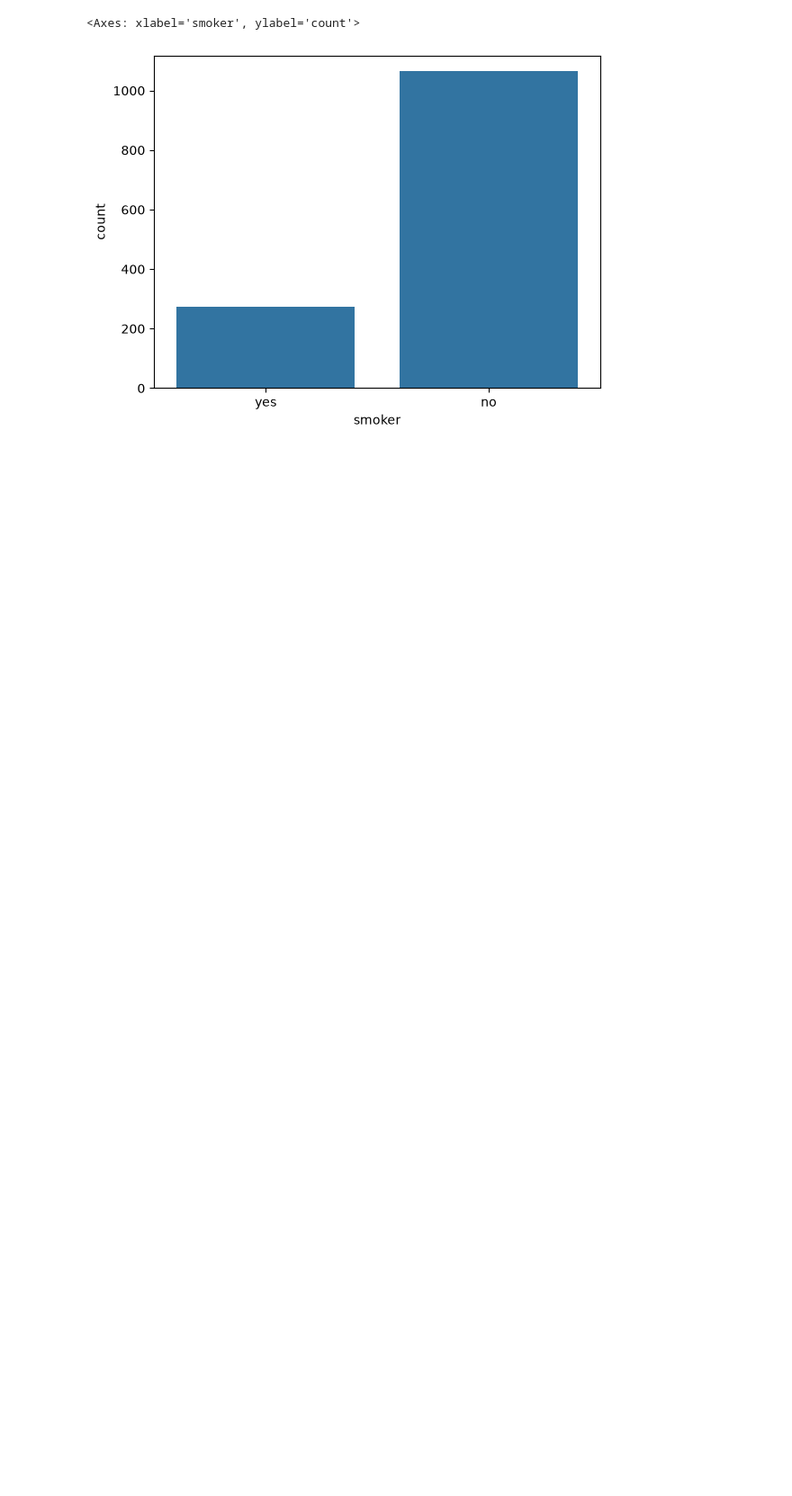
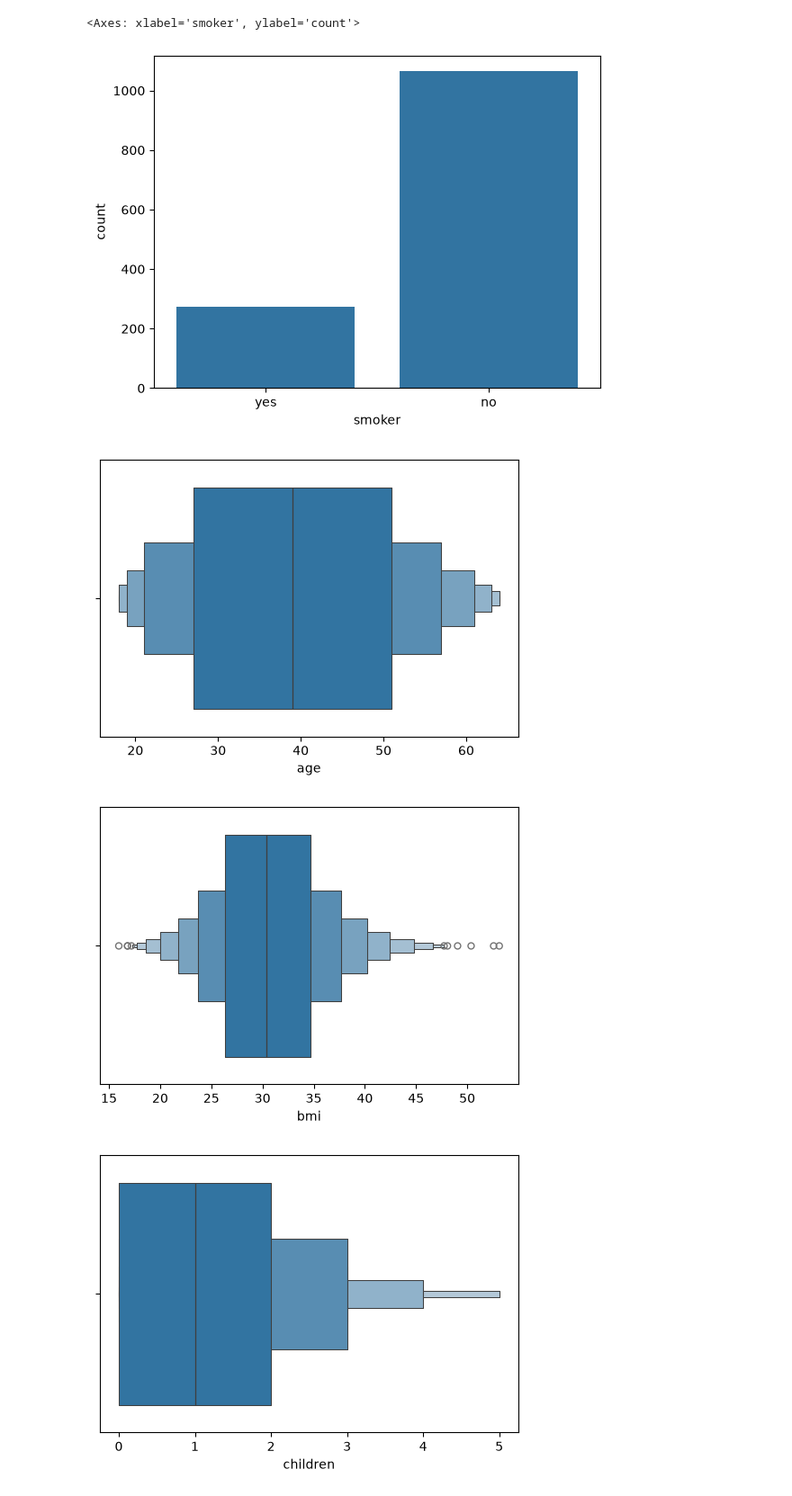
Before and after one commit to dev-mehedi-github/Machine_Learning_Summer25-26, a Jupyter notebook: InshuranceProj.ipynb, the cells around one changed output. Shown at 90% size. Saved outputs shown, nothing was run; the diff lists cells and outputs as text; code cells hidden in the pictures; blank space fills up the shorter version.

```diff
--- a/InshuranceProj.ipynb
+++ b/InshuranceProj.ipynb
@@ -127,3 +127,11 @@ sns.countplot(x=df['smoker'])
 # %% [output]
 <Axes: xlabel='smoker', ylabel='count'>
 [figure]
+# %%
+for col in numeric_columns:
+    plt.figure(figsize=(6,4))
+    sns.boxenplot(x=df[col])
+# %% [output]
+[figure, added]
+[figure, added]
+[figure, added]
```
Also changed, not shown: parts of 8 cells of this notebook.
